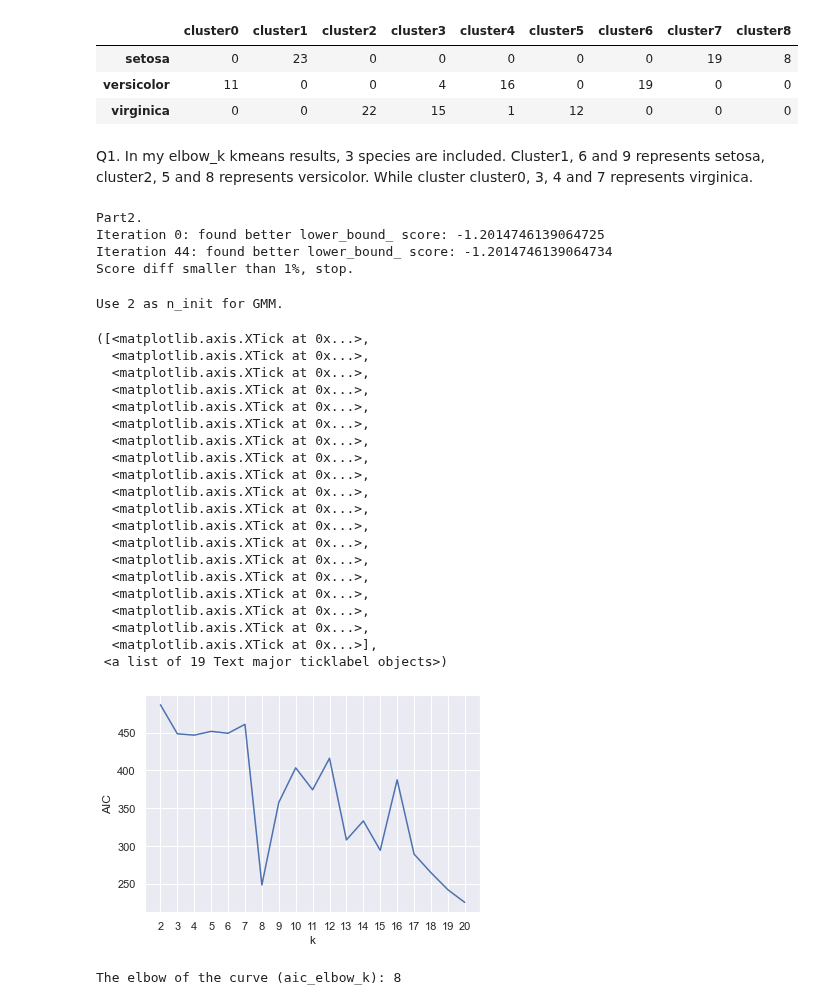
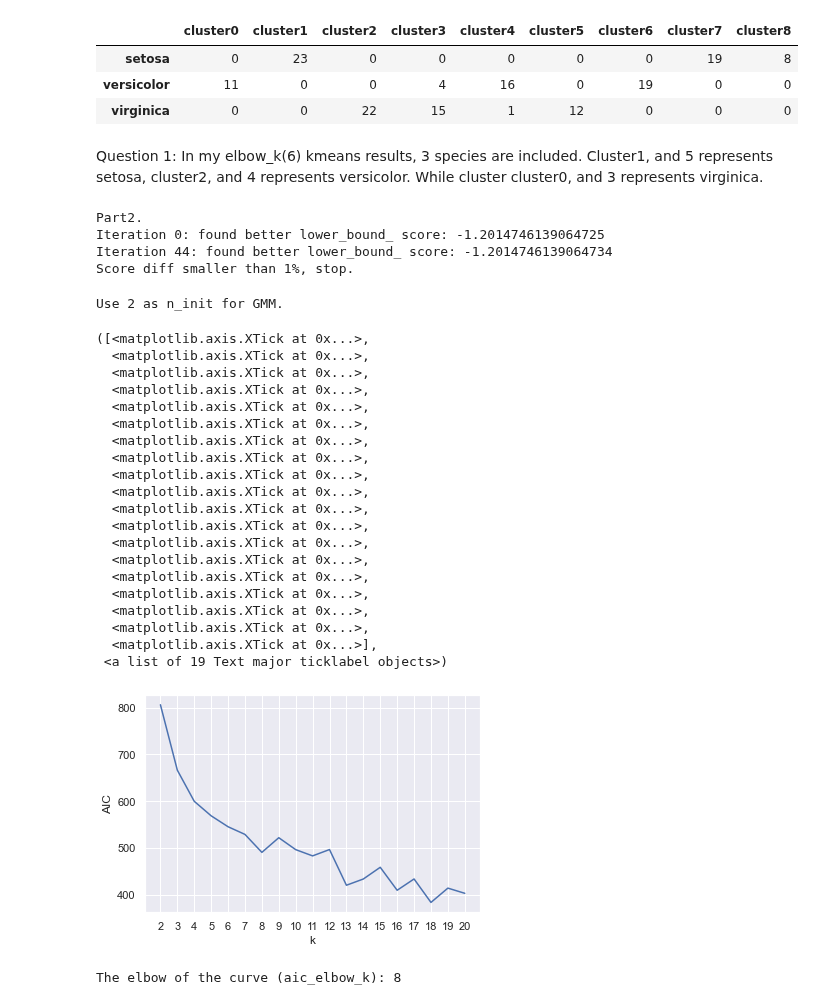
Before and after one commit to telenovelachuan/data_science, a Jupyter notebook: EECS_690_intro_ml/assignment6/assignment6.ipynb, the cells around one changed output. Drawn from its saved outputs; the diff is of its cells as text; code cells hidden in the pictures.

```diff
--- a/EECS_690_intro_ml/assignment6/assignment6.ipynb
+++ b/EECS_690_intro_ml/assignment6/assignment6.ipynb
@@ -220,8 +218,7 @@ df_cm
 | versicolor | 11 | 0 | 0 | 4 | 16 | 0 | 19 | 0 | 0 |
 | virginica | 0 | 0 | 22 | 15 | 1 | 12 | 0 | 0 | 0 |
 # %% [markdown]
-Q1.
-In my elbow_k kmeans results, 3 species are included. Cluster1, 6 and 9 represents setosa, cluster2, 5 and 8 represents versicolor. While cluster cluster0, 3, 4 and 7 represents virginica.
+Question 1: In my elbow_k(6) kmeans results, 3 species are included. Cluster1, and 5 represents setosa, cluster2, and 4 represents versicolor. While cluster cluster0, and 3 represents virginica.
 # %%
 print("Part2.")
 iterations = 100
@@ -248,37 +245,37 @@ print("Use 2 as n_init for GMM.")
 aics = []
 k_range = list(range(2, 21))
 for k in k_range:
-    gmm = GaussianMixture(n_components=k, n_init=2).fit(df_x)
+    gmm = GaussianMixture(n_components=k, n_init=2, covariance_type="diag").fit(df_x)
     aics.append(gmm.aic(df_x))
 
 sns.set()
 plt.plot(k_range, aics)
 plt.xlabel("k")
 plt.ylabel("AIC")
 plt.xticks(k_range)
 # %% [output]
 Use 2 as n_init for GMM.
 ([<matplotlib.axis.XTick at 0x...>,
   <matplotlib.axis.XTick at 0x...>,
   <matplotlib.axis.XTick at 0x...>,
   <matplotlib.axis.XTick at 0x...>,
   <matplotlib.axis.XTick at 0x...>,
   <matplotlib.axis.XTick at 0x...>,
   <matplotlib.axis.XTick at 0x...>,
   <matplotlib.axis.XTick at 0x...>,
   <matplotlib.axis.XTick at 0x...>,
   <matplotlib.axis.XTick at 0x...>,
   <matplotlib.axis.XTick at 0x...>,
   <matplotlib.axis.XTick at 0x...>,
   <matplotlib.axis.XTick at 0x...>,
   <matplotlib.axis.XTick at 0x...>,
   <matplotlib.axis.XTick at 0x...>,
   <matplotlib.axis.XTick at 0x...>,
   <matplotlib.axis.XTick at 0x...>,
   <matplotlib.axis.XTick at 0x...>,
   <matplotlib.axis.XTick at 0x...>],
  <a list of 19 Text major ticklabel objects>)
-[figure, old version]
+[figure, new version]
 # %%
 print("The elbow of the curve (aic_elbow_k): 8")
 # %% [output]
```
Also changed, not shown: parts of 10 cells of this notebook, 3 other files.
